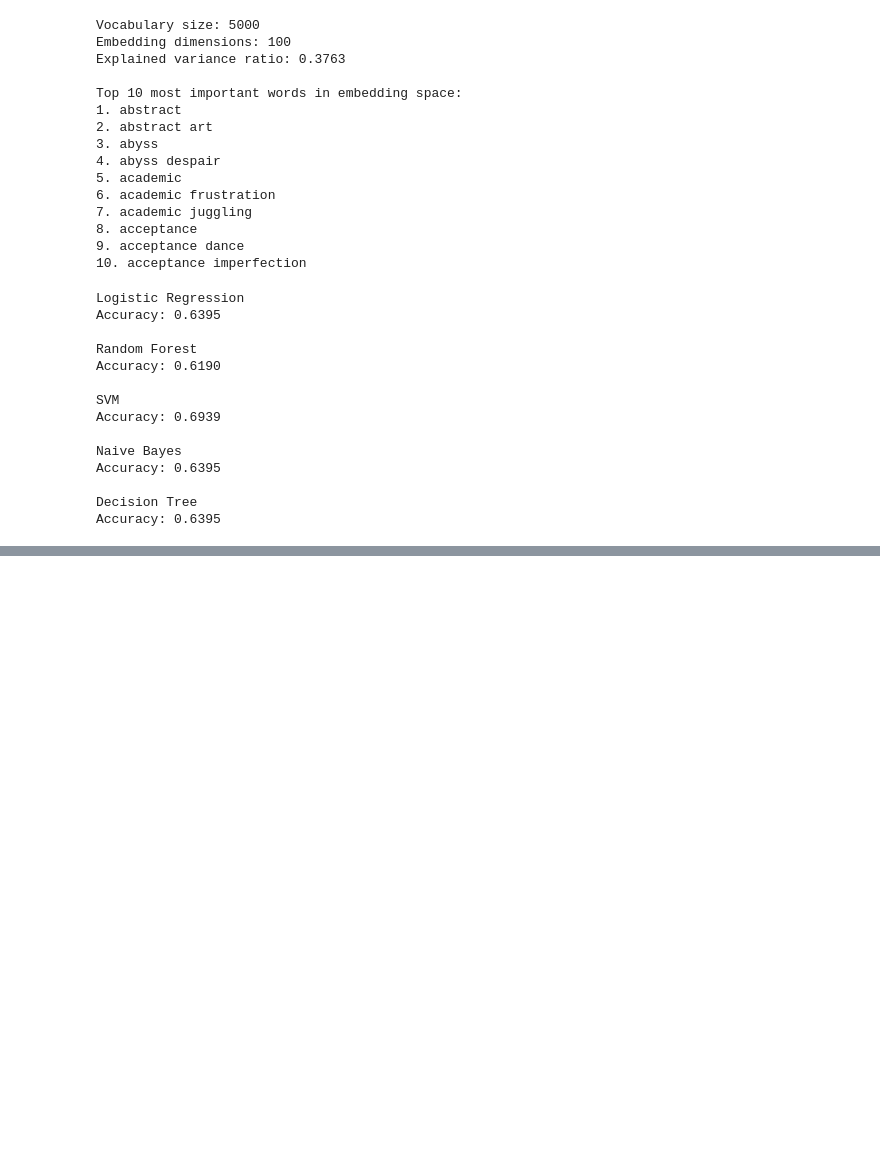
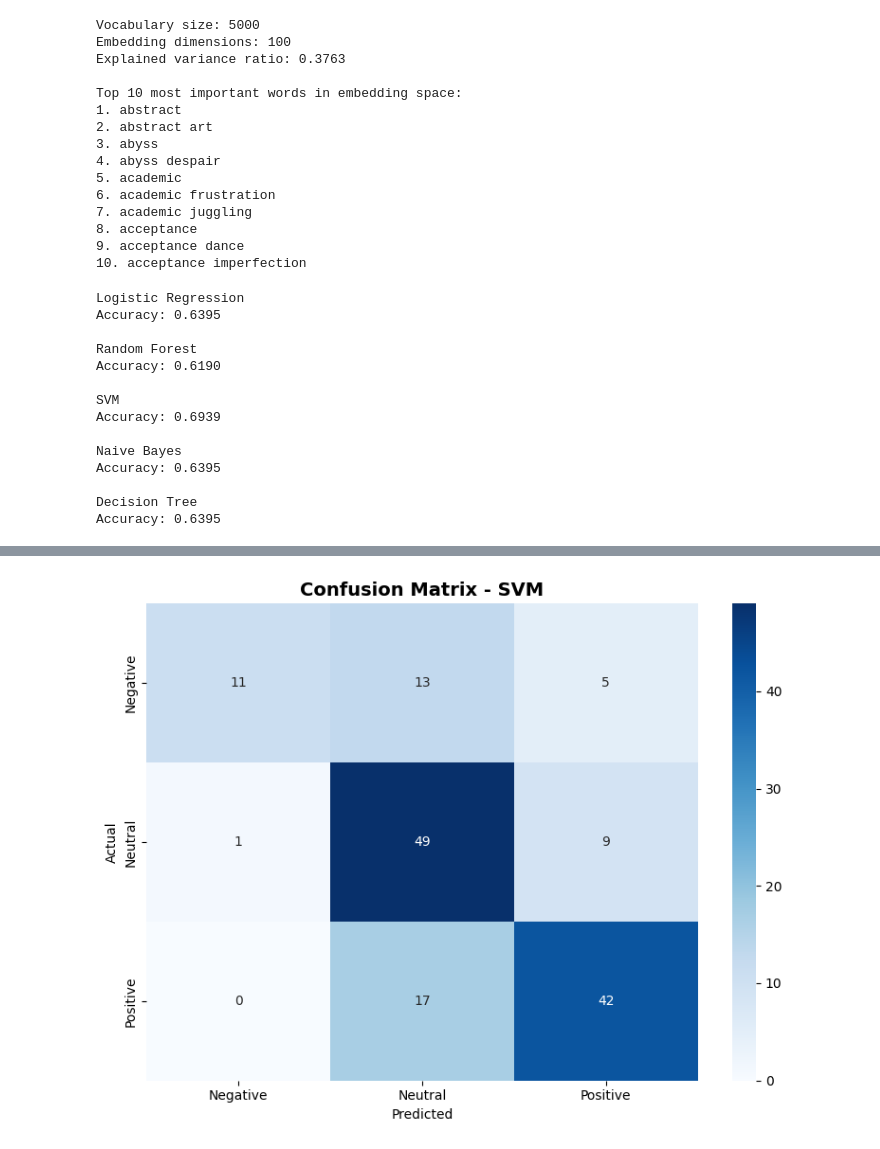
Before and after one commit to Shakiran-Nannyombi/CodvedaTechnologies_Internship, a Jupyter notebook: level3/sentiment.ipynb, the cells around one changed output, grey strips where cells are left out. Saved outputs shown, nothing was run; the diff lists cells and outputs as text; code cells hidden in the pictures; blank space fills up the shorter version.

```diff
--- a/level3/sentiment.ipynb
+++ b/level3/sentiment.ipynb
@@ -466,0 +416,14 @@ print("📊 Visualization Complete!")
+# %%
+# Confusion Matrix for Best Model
+plt.figure(figsize=(8, 6))
+best_model_name = max(results, key=results.get)
+cm = confusion_matrix(y_test, y_pred_best, labels=sorted(y.unique()))
+sns.heatmap(cm, annot=True, fmt='d', cmap='Blues',
+            xticklabels=sorted(y.unique()), yticklabels=sorted(y.unique()))
+plt.title(f'Confusion Matrix - {best_model_name}', fontsize=14, fontweight='bold')
+plt.xlabel('Predicted')
+plt.ylabel('Actual')
+plt.tight_layout()
+plt.show()
+# %% [output]
+[figure, added]
```
Also changed, not shown: parts of 8 cells of this notebook.
